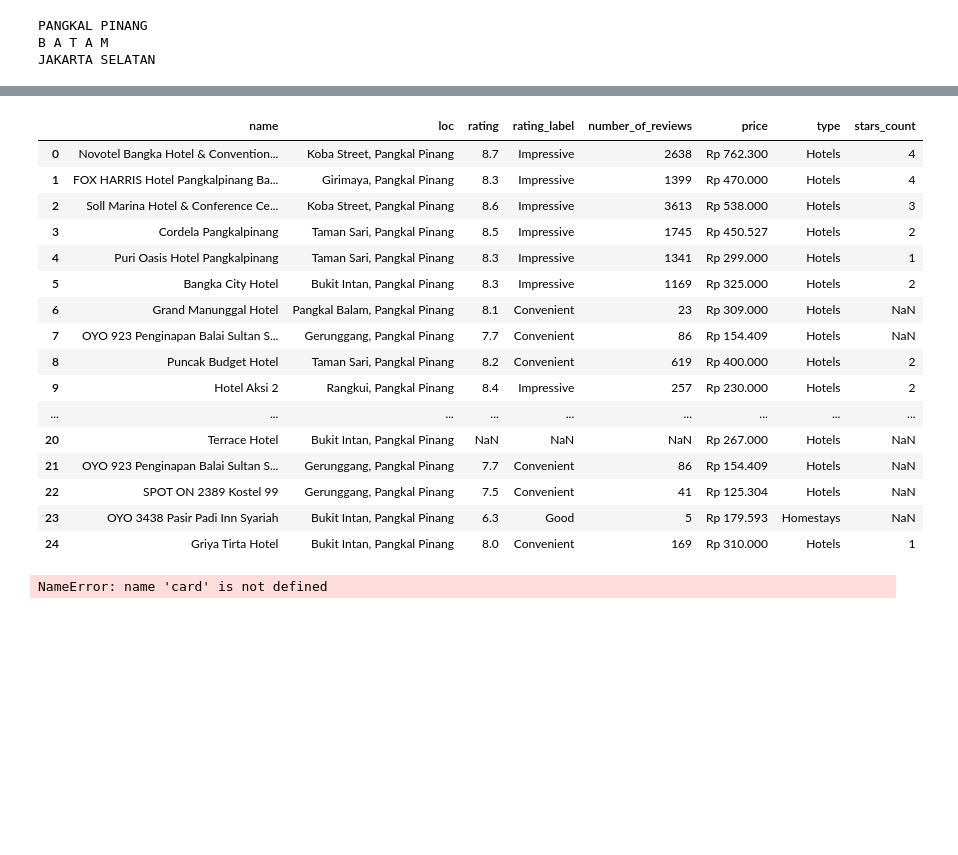
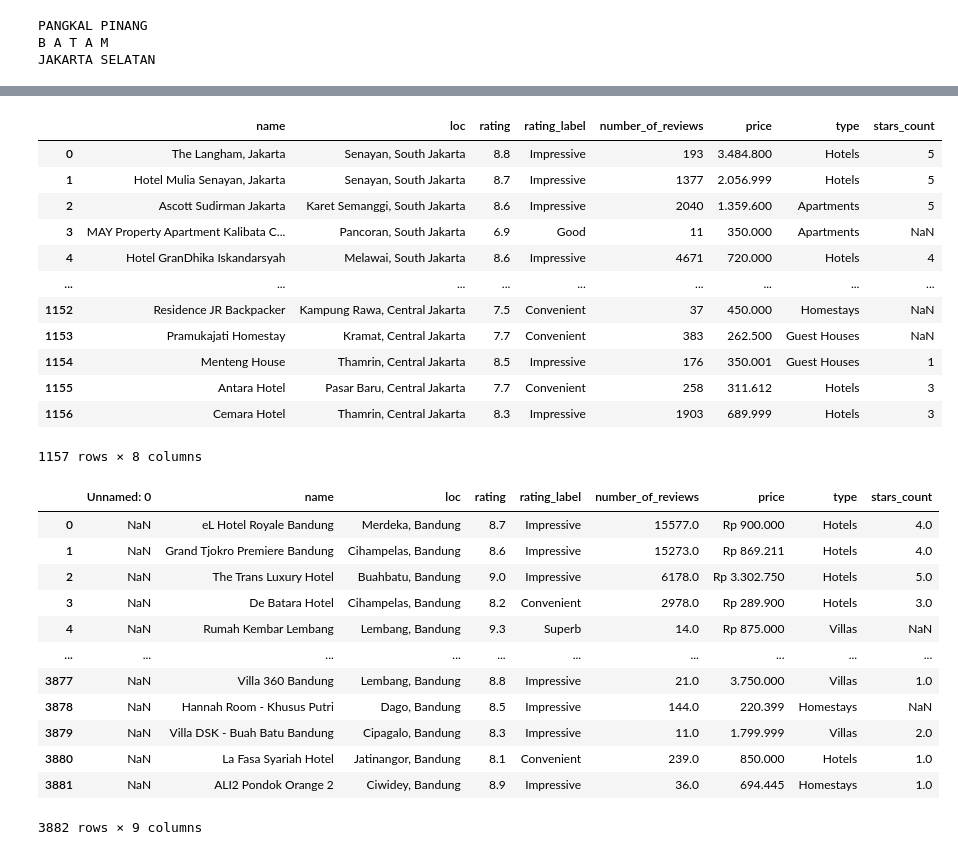
Before and after one commit to azizrh/web-scraping-traveloka, a Jupyter notebook: web_scraping_coret copy.ipynb, the cells around one changed output, grey strips where cells are left out. Cells and saved outputs as stored; diff of their text form; code cells hidden in the pictures; blank space fills up the shorter version.

```diff
--- a/web_scraping_coret copy.ipynb
+++ b/web_scraping_coret copy.ipynb
@@ -67,7 +67,7 @@ my_url='https://www.traveloka.com/en-id/'
 #calling web driver from its directory
 s=Service(r'C:\Users\62811\Downloads\geckodriver-v0.30.0-win64\geckodriver.exe')
 
-city=kota.iloc[99,1]
+city=kota.iloc[101,1]
 driver = webdriver.Firefox(service=s)
 wait = WebDriverWait(driver, 30)
 driver.get(my_url)
@@ -92,6 +92,12 @@ while True:
         break
 driver.quit()
 
+card=BeautifulSoup(x, 'html.parser').find_all(True,{'class':'ztzlF _2nyWi'})
+
+
+
+
+
 
 
 import winsound
@@ -102,0 +198,3 @@ No more Next Page »
+# %%
+price = strip(item.find(True,{'class':'_22n9I tvat-primaryPrice'}))[3:]
+price
@@ -110,4 +268,6 @@ card=BeautifulSoup(x, 'html.parser').find_all(True,{'class':'ztzlF _2nyWi'})
 # %%
+card=BeautifulSoup(x, 'html.parser').find_all(True,{'class':'ztzlF _2nyWi'})
+
 i=0
 list = [ ]
 for item in card:
@@ -133,56 +293,53 @@ for item in card:
 
 
 
-    price = strip(item.find(True,{'class':'_22n9I tvat-primaryPrice'}))
+    price = strip(item.find(True,{'class':'_22n9I tvat-primaryPrice'}))[3:]
 
     type = strip(item.find(True,{'class':'_3ohst Jewfo _2Vswb'}))
 
     # price_for= strip(item.find(True,{'class':'_4abc4c3d5 _7ee1c7d14'}))
 
     stars = item.find(True,{'class':'_1RoiH _1dIAz tvat-starRating _1Fq-V'})
 
     # city = kota.iloc[j,1]
 
     # province_name = kota.iloc[j,0]
 
     if stars == None:
         stars_count = ''
     elif len(stars) == 1:
         stars_count = ''
     else:
         stars_count=str(len(stars)-1)
 
     # href_tag= item.find('a', href=True)['href']
 
     list_in_list = [name,loc,rating,rating_label,number_of_reviews,price,type,stars_count]#,bed,price_for,stars_count,city,href_tag]
 
     list.append(list_in_list)
     #print(list_in_list)
     i=i+1
 df = pd.DataFrame(list,columns= ['name','loc','rating','rating_label','number_of_reviews','price','type','stars_count'])
 df.replace('', np.nan, inplace=True)
 df.dropna(axis=0,how='all')
+
+append_df_to_excel(df, r"test_web_scraping_py.xlsx")
+
+import winsound
+duration = 1000  # milliseconds
+freq = 300  # Hz
+winsound.Beep(freq, duration)
 # %% [output]
 |  | name | loc | rating | rating_label | number_of_reviews | price | type | stars_count |
-| 0 | Novotel Bangka Hotel & Convention... | Koba Street, Pangkal Pinang | 8.7 | Impressive | 2638 | Rp 762.300 | Hotels | 4 |
-| 1 | FOX HARRIS Hotel Pangkalpinang Ba... | Girimaya, Pangkal Pinang | 8.3 | Impressive | 1399 | Rp 470.000 | Hotels | 4 |
-| 2 | Soll Marina Hotel & Conference Ce... | Koba Street, Pangkal Pinang | 8.6 | Impressive | 3613 | Rp 538.000 | Hotels | 3 |
-| 3 | Cordela Pangkalpinang | Taman Sari, Pangkal Pinang | 8.5 | Impressive | 1745 | Rp 450.527 | Hotels | 2 |
-| 4 | Puri Oasis Hotel Pangkalpinang | Taman Sari, Pangkal Pinang | 8.3 | Impressive | 1341 | Rp 299.000 | Hotels | 1 |
-| 5 | Bangka City Hotel | Bukit Intan, Pangkal Pinang | 8.3 | Impressive | 1169 | Rp 325.000 | Hotels | 2 |
-| 6 | Grand Manunggal Hotel | Pangkal Balam, Pangkal Pinang | 8.1 | Convenient | 23 | Rp 309.000 | Hotels | NaN |
-| 7 | OYO 923 Penginapan Balai Sultan S... | Gerunggang, Pangkal Pinang | 7.7 | Convenient | 86 | Rp 154.409 | Hotels | NaN |
-| 8 | Puncak Budget Hotel | Taman Sari, Pangkal Pinang | 8.2 | Convenient | 619 | Rp 400.000 | Hotels | 2 |
-| 9 | Hotel Aksi 2 | Rangkui, Pangkal Pinang | 8.4 | Impressive | 257 | Rp 230.000 | Hotels | 2 |
+| 0 | The Langham, Jakarta | Senayan, South Jakarta | 8.8 | Impressive | 193 | 3.484.800 | Hotels | 5 |
+| 1 | Hotel Mulia Senayan, Jakarta | Senayan, South Jakarta | 8.7 | Impressive | 1377 | 2.056.999 | Hotels | 5 |
+| 2 | Ascott Sudirman Jakarta | Karet Semanggi, South Jakarta | 8.6 | Impressive | 2040 | 1.359.600 | Apartments | 5 |
+| 3 | MAY Property Apartment Kalibata C... | Pancoran, South Jakarta | 6.9 | Good | 11 | 350.000 | Apartments | NaN |
+| 4 | Hotel GranDhika Iskandarsyah | Melawai, South Jakarta | 8.6 | Impressive | 4671 | 720.000 | Hotels | 4 |
 | ... | ... | ... | ... | ... | ... | ... | ... | ... |
-| 20 | Terrace Hotel | Bukit Intan, Pangkal Pinang | NaN | NaN | NaN | Rp 267.000 | Hotels | NaN |
-| 21 | OYO 923 Penginapan Balai Sultan S... | Gerunggang, Pangkal Pinang | 7.7 | Convenient | 86 | Rp 154.409 | Hotels | NaN |
-| 22 | SPOT ON 2389 Kostel 99 | Gerunggang, Pangkal Pinang | 7.5 | Convenient | 41 | Rp 125.304 | Hotels | NaN |
-| 23 | OYO 3438 Pasir Padi Inn Syariah | Bukit Intan, Pangkal Pinang | 6.3 | Good | 5 | Rp 179.593 | Homestays | NaN |
-| 24 | Griya Tirta Hotel | Bukit Intan, Pangkal Pinang | 8.0 | Convenient | 169 | Rp 310.000 | Hotels | 1 |
+| 1152 | Residence JR Backpacker | Kampung Rawa, Central Jakarta | 7.5 | Convenient | 37 | 450.000 | Homestays | NaN |
+| 1153 | Pramukajati Homestay | Kramat, Central Jakarta | 7.7 | Convenient | 383 | 262.500 | Guest Houses | NaN |
+| 1154 | Menteng House | Thamrin, Central Jakarta | 8.5 | Impressive | 176 | 350.001 | Guest Houses | 1 |
+| 1155 | Antara Hotel | Pasar Baru, Central Jakarta | 7.7 | Convenient | 258 | 311.612 | Hotels | 3 |
+| 1156 | Cemara Hotel | Thamrin, Central Jakarta | 8.3 | Impressive | 1903 | 689.999 | Hotels | 3 |
+1157 rows × 8 columns
-# %%
-f = open("card_bandung.html", "a")
-f.write(str(card))
-f.close()
-# %% [output]
-NameError: name 'card' is not defined
@@ -188,0 +348,17 @@ NameError: name 'card' is not defined
+# %%
+data = pd.read_excel("test_web_scraping_py.xlsx")
+data
+# %% [output]
+|  | Unnamed: 0 | name | loc | rating | rating_label | number_of_reviews | price | type | stars_count |
+| 0 | NaN | eL Hotel Royale Bandung | Merdeka, Bandung | 8.7 | Impressive | 15577.0 | Rp 900.000 | Hotels | 4.0 |
+| 1 | NaN | Grand Tjokro Premiere Bandung | Cihampelas, Bandung | 8.6 | Impressive | 15273.0 | Rp 869.211 | Hotels | 4.0 |
+| 2 | NaN | The Trans Luxury Hotel | Buahbatu, Bandung | 9.0 | Impressive | 6178.0 | Rp 3.302.750 | Hotels | 5.0 |
+| 3 | NaN | De Batara Hotel | Cihampelas, Bandung | 8.2 | Convenient | 2978.0 | Rp 289.900 | Hotels | 3.0 |
+| 4 | NaN | Rumah Kembar Lembang | Lembang, Bandung | 9.3 | Superb | 14.0 | Rp 875.000 | Villas | NaN |
+| ... | ... | ... | ... | ... | ... | ... | ... | ... | ... |
+| 3877 | NaN | Villa 360 Bandung | Lembang, Bandung | 8.8 | Impressive | 21.0 | 3.750.000 | Villas | 1.0 |
+| 3878 | NaN | Hannah Room - Khusus Putri | Dago, Bandung | 8.5 | Impressive | 144.0 | 220.399 | Homestays | NaN |
+| 3879 | NaN | Villa DSK - Buah Batu Bandung | Cipagalo, Bandung | 8.3 | Impressive | 11.0 | 1.799.999 | Villas | 2.0 |
+| 3880 | NaN | La Fasa Syariah Hotel | Jatinangor, Bandung | 8.1 | Convenient | 239.0 | 850.000 | Hotels | 1.0 |
+| 3881 | NaN | ALI2 Pondok Orange 2 | Ciwidey, Bandung | 8.9 | Impressive | 36.0 | 694.445 | Homestays | 1.0 |
+3882 rows × 9 columns
```
Also changed, not shown: parts of 8 cells of this notebook, 4 other files.
